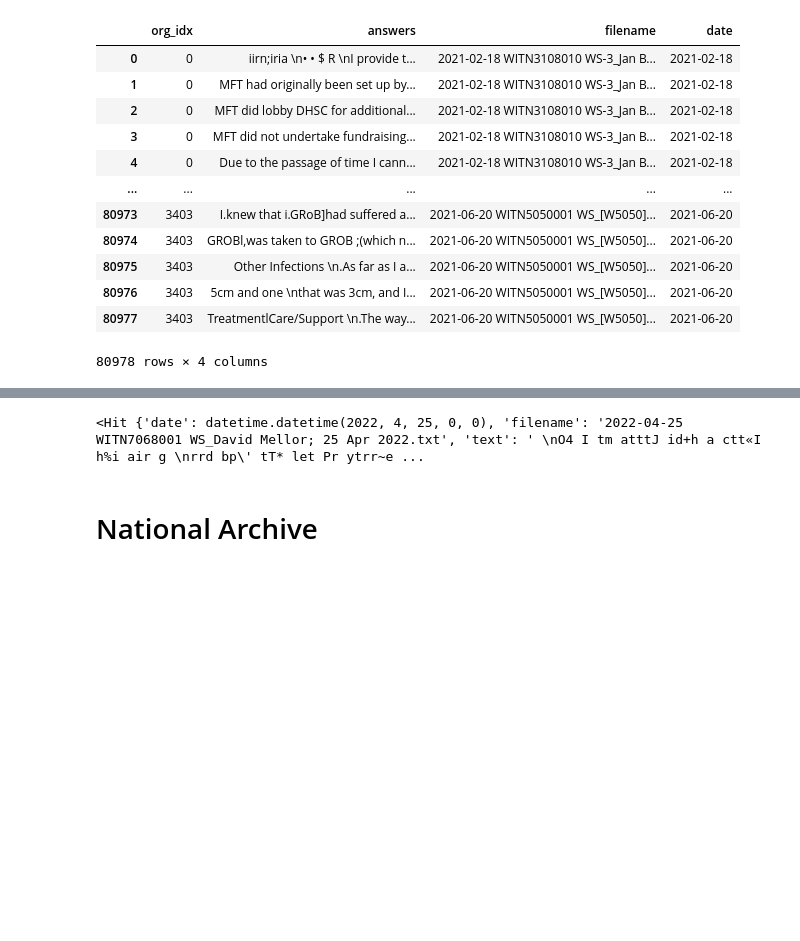
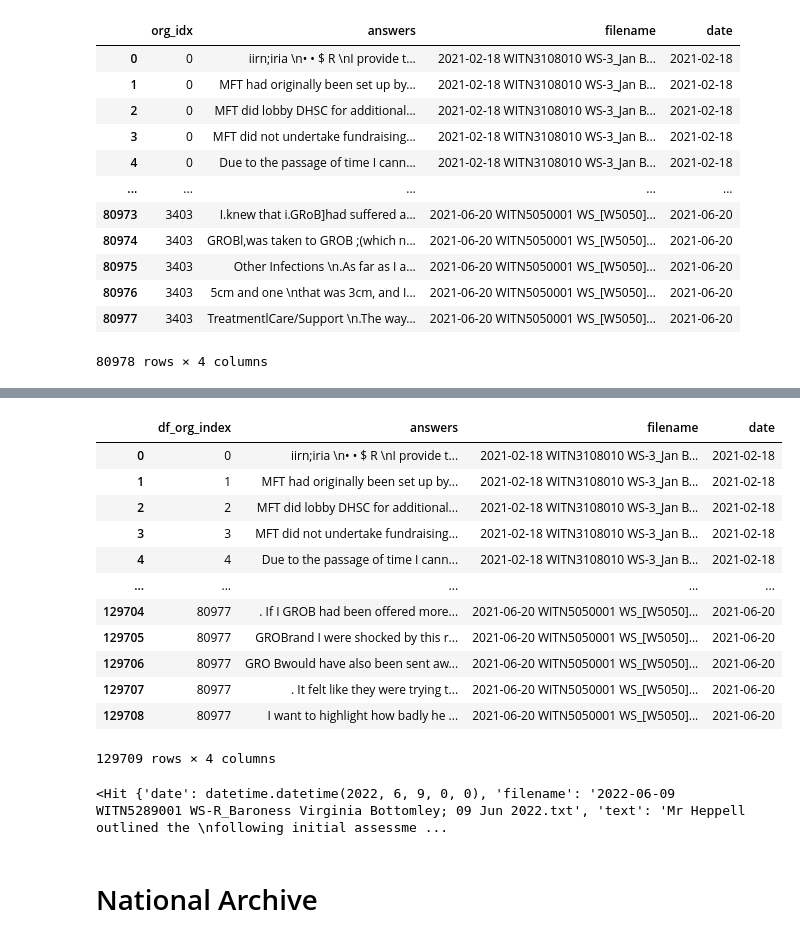
Before and after one commit to pnadelofficial/taylor_simple_search, a Jupyter notebook: testing.ipynb, the cells around one changed output, grey strips where cells are left out. Saved outputs shown, nothing was run; the diff lists cells and outputs as text; code cells hidden in the pictures; blank space fills up the shorter version.

Commit message:
chunking on written statements

```diff
--- a/testing.ipynb
+++ b/testing.ipynb
@@ -163,0 +182,12 @@ aw
+# %%
+def combine_sentences(sent_list):
+    return [' '.join(sent_list)]
+
+def split_into_chunks(sent_list, chunk_size=10):
+    chunks = [sent_list[i:i+chunk_size] for i in range(0, len(sent_list), chunk_size)]
+    return [' '.join(chunk) for chunk in chunks]
+# %%
+chunked = sent_tokenized.apply(lambda x: combine_sentences(x) if len(x) <= 10 else split_into_chunks(x)).explode()
+# %%
+chunked = chunked.reset_index().rename(columns={'index':'df_org_index'})
+chunked
@@ -163,0 +208,3 @@ aw
+# %%
+chunked['filename'] = chunked['df_org_index'].apply(lambda x: aw.iloc[x].filename)
+chunked['date'] = chunked['df_org_index'].apply(lambda x: aw.iloc[x].date)
@@ -163,0 +213,16 @@ aw
+# %%
+chunked
+# %% [output]
+|  | df_org_index | answers | filename | date |
+| 0 | 0 | iirn;iria \n• • $ R \nI provide t... | 2021-02-18 WITN3108010 WS-3_Jan B... | 2021-02-18 |
+| 1 | 1 | MFT had originally been set up by... | 2021-02-18 WITN3108010 WS-3_Jan B... | 2021-02-18 |
+| 2 | 2 | MFT did lobby DHSC for additional... | 2021-02-18 WITN3108010 WS-3_Jan B... | 2021-02-18 |
+| 3 | 3 | MFT did not undertake fundraising... | 2021-02-18 WITN3108010 WS-3_Jan B... | 2021-02-18 |
+| 4 | 4 | Due to the passage of time I cann... | 2021-02-18 WITN3108010 WS-3_Jan B... | 2021-02-18 |
+| ... | ... | ... | ... | ... |
+| 129704 | 80977 | . If I GROB had been offered more... | 2021-06-20 WITN5050001 WS_[W5050]... | 2021-06-20 |
+| 129705 | 80977 | GROBrand I were shocked by this r... | 2021-06-20 WITN5050001 WS_[W5050]... | 2021-06-20 |
+| 129706 | 80977 | GRO Bwould have also been sent aw... | 2021-06-20 WITN5050001 WS_[W5050]... | 2021-06-20 |
+| 129707 | 80977 | . It felt like they were trying t... | 2021-06-20 WITN5050001 WS_[W5050]... | 2021-06-20 |
+| 129708 | 80977 | I want to highlight how badly he ... | 2021-06-20 WITN5050001 WS_[W5050]... | 2021-06-20 |
+129709 rows × 4 columns
@@ -176,7 +247,8 @@ for i in range(len(aw)):
     )
 writer.commit()
 # %%
-query_str = 'AIDs'
+from whoosh.qparser import QueryParser
+query_str = 'public auction'
 parser = QueryParser("text", ix.schema)
 query = parser.parse(query_str)
 
@@ -184,7 +256,7 @@ with ix.searcher() as searcher:
     results = searcher.search(query)
     print(results[0])
 # %% [output]
-<Hit {'date': datetime.datetime(2022, 4, 25, 0, 0), 'filename': '2022-04-25 WITN7068001 WS_David Mellor; 25 Apr 2022.txt', 'text': ' \nO4 I tm atttJ id+h a ctt«I h%i air g \nrrd bp\' tT* let Pr ytrr~e ...
+<Hit {'date': datetime.datetime(2022, 6, 9, 0, 0), 'filename': '2022-06-09 WITN5289001 WS-R_Baroness Virginia Bottomley; 09 Jun 2022.txt', 'text': 'Mr Heppell outlined the \nfollowing initial assessme ...
 # %% [markdown]
 # National Archive
 # %%
```
Also changed, not shown: parts of 11 cells of this notebook, 1 other file.
